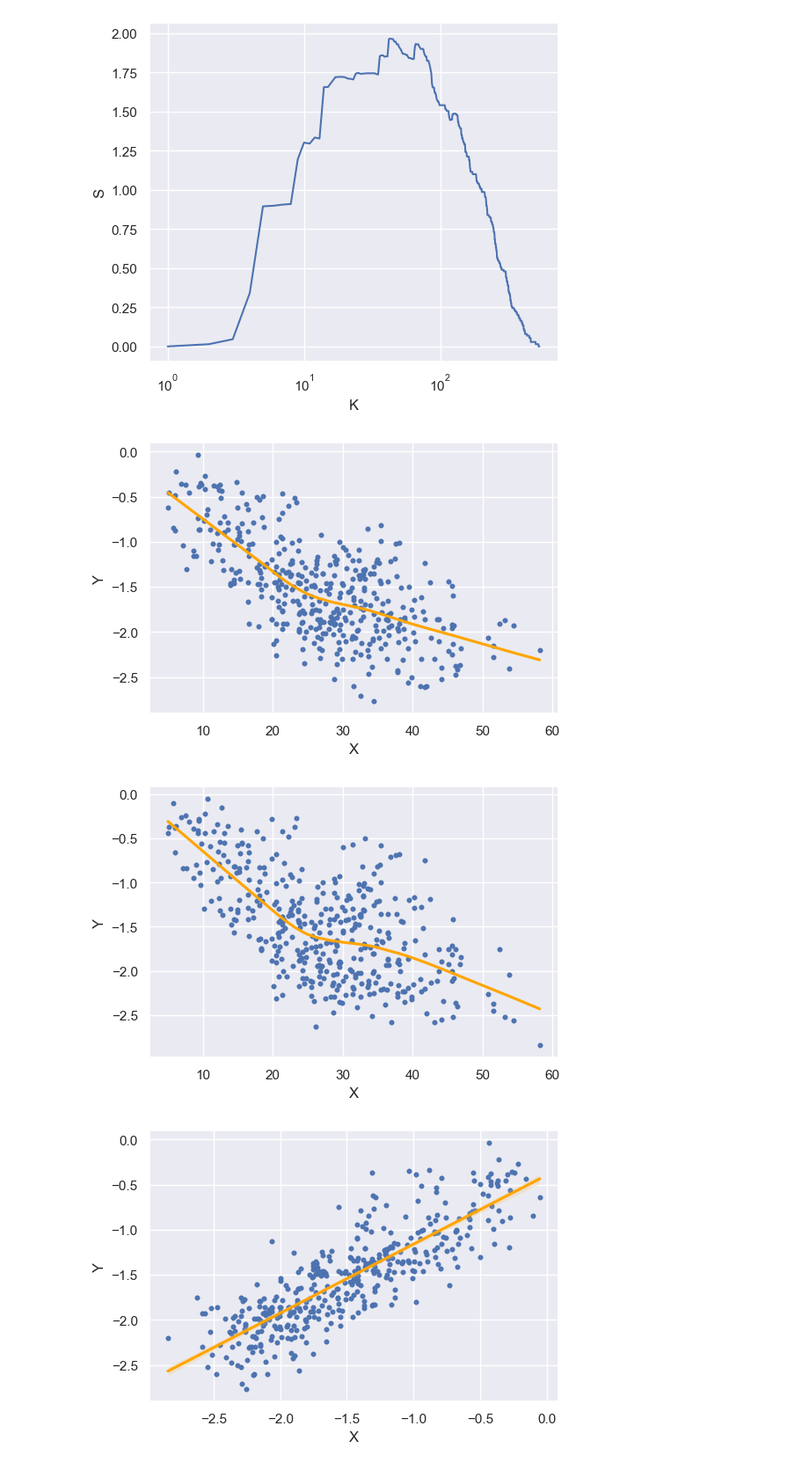
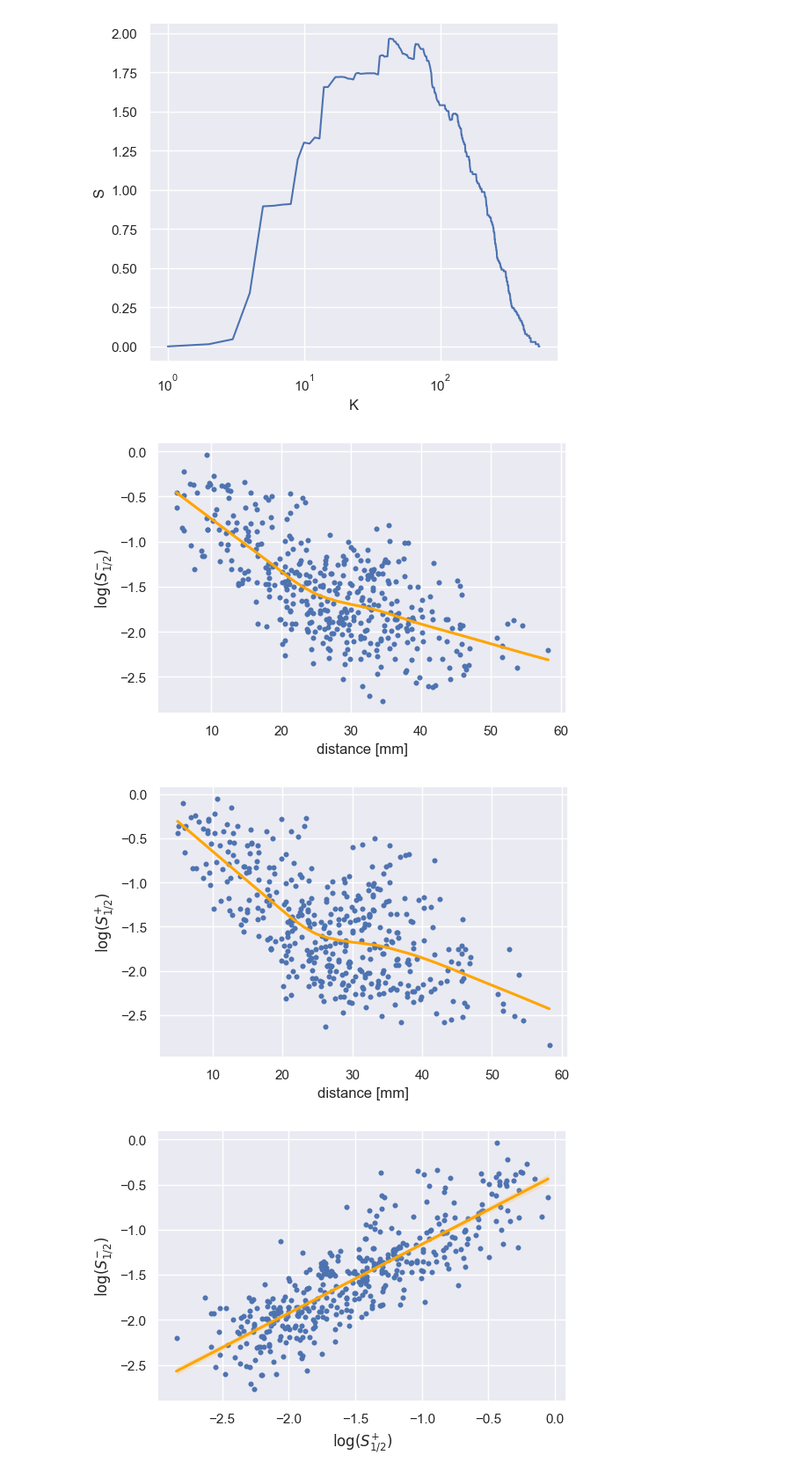
Before and after one commit to mrtnzrm2/ELK, a Jupyter notebook: MAC29_example.ipynb, the cells around one changed output. Shown at 88% size. Saved outputs shown, nothing was run; the diff lists cells and outputs as text; code cells hidden in the pictures.

```diff
--- a/MAC29_example.ipynb
+++ b/MAC29_example.ipynb
@@ -95,13 +99,25 @@ Levels link hierarchy: 38
 [figure]
 # %%
 
-plot_n.regXY(NET.D[:NET.nodes, :NET.nodes], np.log(H.target_sim_matrix), s=10, lowess=T, width=6, height=4)
-plot_n.regXY(NET.D[:NET.nodes, :NET.nodes], np.log(H.source_sim_matrix), s=10, lowess=T, width=6, height=4)
-plot_n.regXY(np.log(H.source_sim_matrix), np.log(H.target_sim_matrix), s=10, width=6, height=4)
+plot_n.regXY(
+    NET.D[:NET.nodes, :NET.nodes], np.log(H.target_sim_matrix),
+    s=10, lowess=T, width=6, height=4,
+    labelx="distance [mm]", labely=r"$\log(S_{1/2}^{-})$"
+)
+plot_n.regXY(
+    NET.D[:NET.nodes, :NET.nodes], np.log(H.source_sim_matrix),
+    s=10, lowess=T, width=6, height=4,
+    labelx="distance [mm]", labely=r"$\log(S_{1/2}^{+})$"
+)
+plot_n.regXY(
+    np.log(H.source_sim_matrix), np.log(H.target_sim_matrix),
+    s=10, width=6, height=4,
+    labelx=r"$\log(S_{1/2}^{+})$", labely=r"$\log(S_{1/2}^{-})$"
+)
 # %% [output]
-[figure, old version]
+[figure, new version]
-[figure, old version]
+[figure, new version]
-[figure, old version]
+[figure, new version]
 # %%
 SCORE = "_S"
 k, r = get_best_kr_equivalence(SCORE, H)
```
Also changed, not shown: parts of 7 cells of this notebook, 10 other files.
